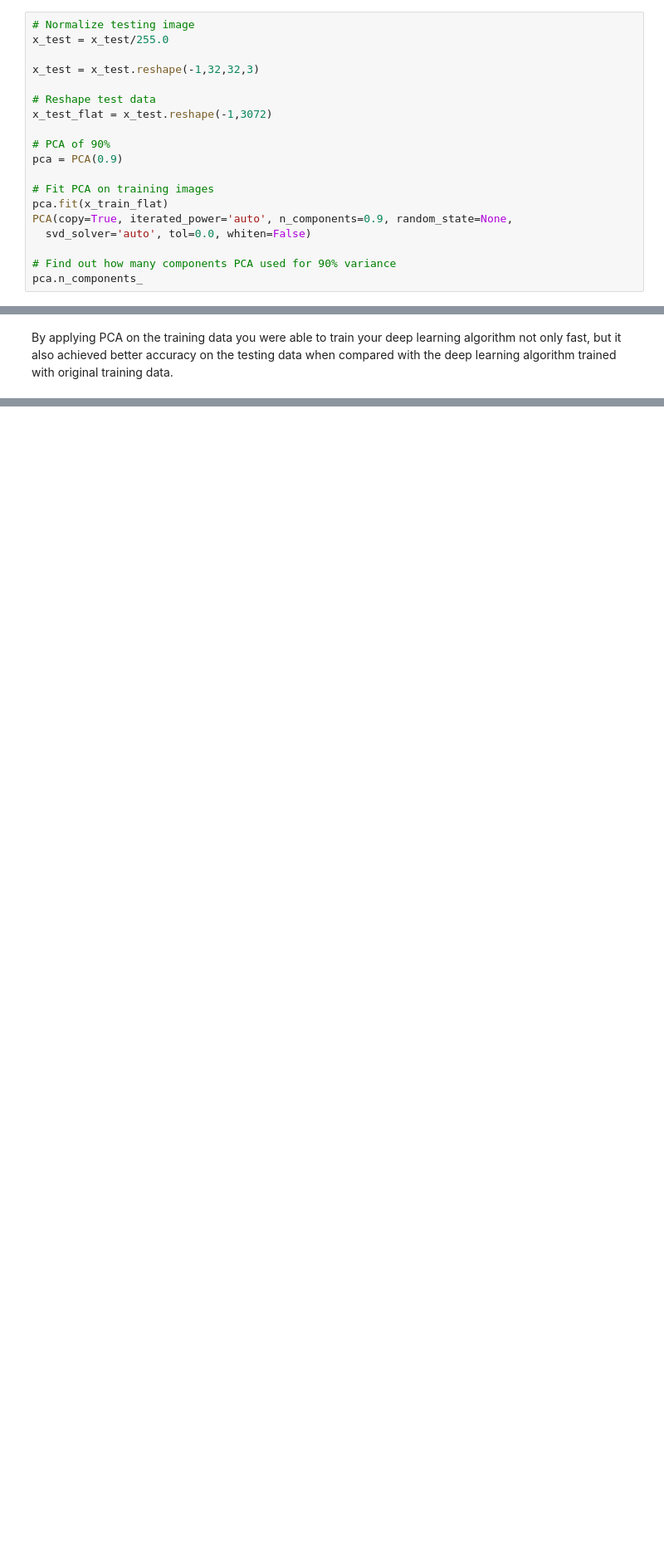
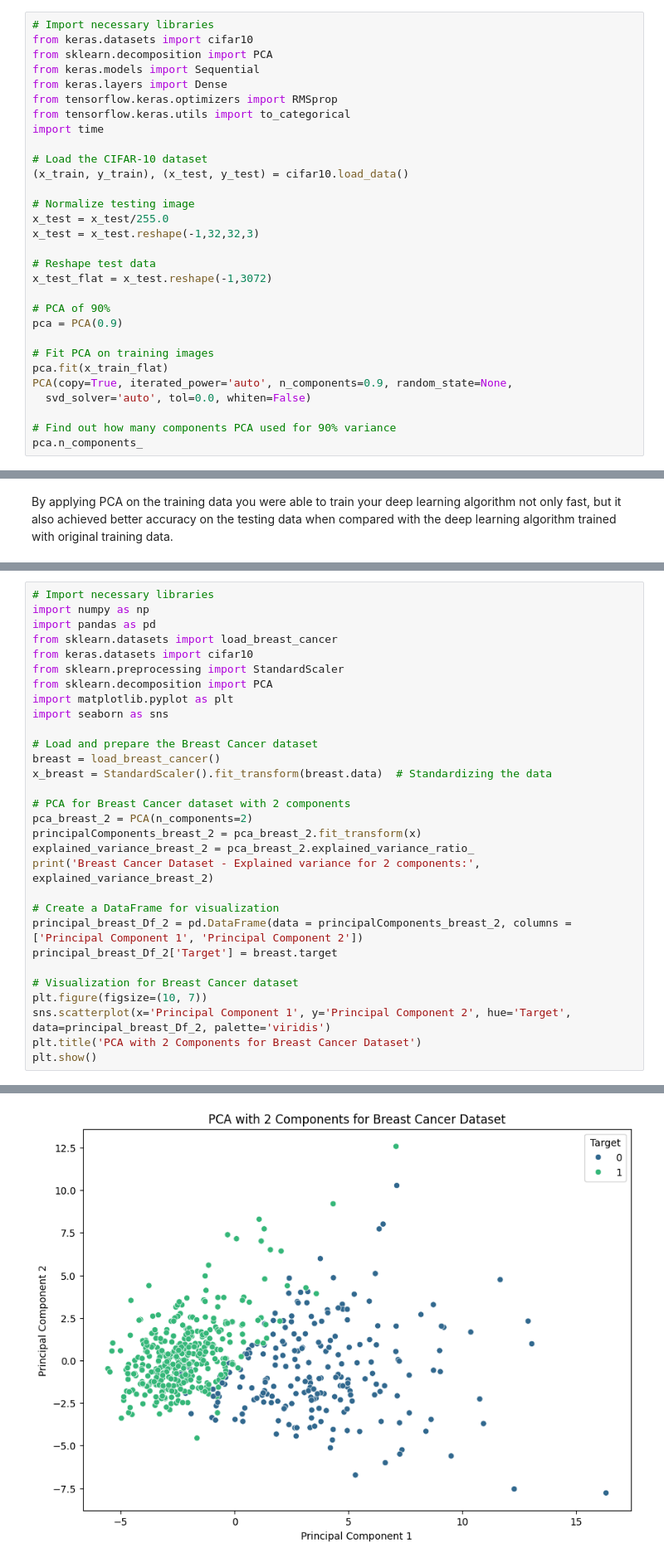
Before and after one commit to prosperjohn9/pca, a Jupyter notebook: Principal_Component_Analysis_(PCA).ipynb, the cells around one changed output, grey strips where cells are left out. Shown at 83% size. Drawn from its saved outputs; the diff is of its cells as text; blank space fills up the shorter version.

```diff
--- a/Principal_Component_Analysis_(PCA).ipynb
+++ b/Principal_Component_Analysis_(PCA).ipynb
@@ -315,7 +322,18 @@ sns.scatterplot(
 # %%
+# Import necessary libraries
+from keras.datasets import cifar10
+from sklearn.decomposition import PCA
+from keras.models import Sequential
+from keras.layers import Dense
+from tensorflow.keras.optimizers import RMSprop
+from tensorflow.keras.utils import to_categorical
+import time
+
+# Load the CIFAR-10 dataset
+(x_train, y_train), (x_test, y_test) = cifar10.load_data()
+
 # Normalize testing image
 x_test = x_test/255.0
-
 x_test = x_test.reshape(-1,32,32,3)
 
 # Reshape test data
@@ -440,0 +498,31 @@ By applying PCA on the training data you were able to train your deep learning a
+# %%
+# Import necessary libraries
+import numpy as np
+import pandas as pd
+from sklearn.datasets import load_breast_cancer
+from keras.datasets import cifar10
+from sklearn.preprocessing import StandardScaler
+from sklearn.decomposition import PCA
+import matplotlib.pyplot as plt
+import seaborn as sns
+
+# Load and prepare the Breast Cancer dataset
+breast = load_breast_cancer()
+x_breast = StandardScaler().fit_transform(breast.data)  # Standardizing the data
+
+# PCA for Breast Cancer dataset with 2 components
+pca_breast_2 = PCA(n_components=2)
+principalComponents_breast_2 = pca_breast_2.fit_transform(x)
+explained_variance_breast_2 = pca_breast_2.explained_variance_ratio_
+print('Breast Cancer Dataset - Explained variance for 2 components:', explained_variance_breast_2)
+
+# Create a DataFrame for visualization
+principal_breast_Df_2 = pd.DataFrame(data = principalComponents_breast_2, columns = ['Principal Component 1', 'Principal Component 2'])
+principal_breast_Df_2['Target'] = breast.target
+
+# Visualization for Breast Cancer dataset
+plt.figure(figsize=(10, 7))
+sns.scatterplot(x='Principal Component 1', y='Principal Component 2', hue='Target', data=principal_breast_Df_2, palette='viridis')
+plt.title('PCA with 2 Components for Breast Cancer Dataset')
+plt.show()
+# %% [output]
@@ -440,0 +530 @@ By applying PCA on the training data you were able to train your deep learning a
+[figure, added]
```
Also changed, not shown: parts of 55 cells of this notebook.
